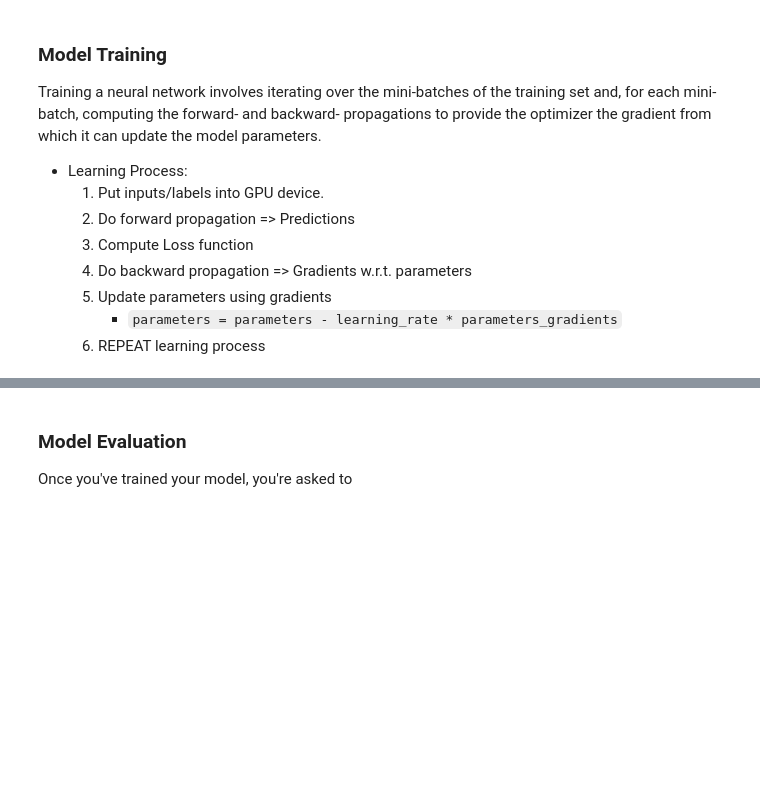
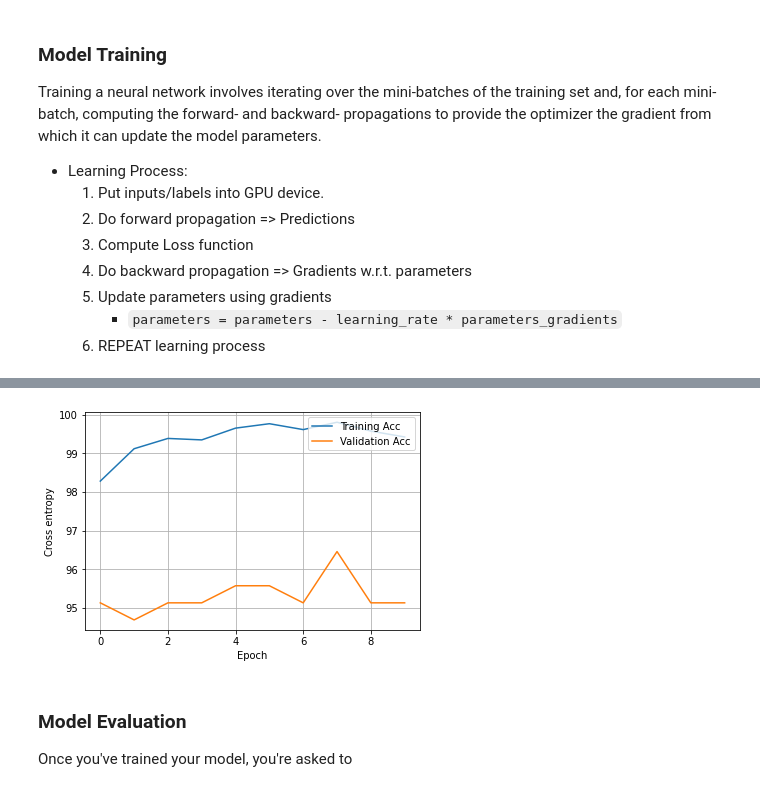
Before and after one commit to ManuelSzecsenyi/hslu_artifin_cnn_pneunomia_recognition, a Jupyter notebook: final_project_pneunomia_ex.ipynb, the cells around one changed output, grey strips where cells are left out. Drawn from its saved outputs; the diff is of its cells as text; code cells hidden in the pictures; blank space fills up the shorter version.

```diff
--- a/final_project_pneunomia_ex.ipynb
+++ b/final_project_pneunomia_ex.ipynb
@@ -528,11 +548,16 @@ plt.show()
 # %%
-plt.plot(range(len(train_acc_lst)), train_acc_lst, label='Training Acc')
-plt.plot(range(len(valid_acc_lst)), valid_acc_lst, label='Validation Acc')
+new_train_acc_lst = [ x.cpu() for x in train_acc_lst ]
+new_valid_acc_lst = [ x.cpu() for x in valid_acc_lst ]
+
+plt.plot(range(len(new_train_acc_lst)), new_train_acc_lst, label='Training Acc')
+plt.plot(range(len(new_valid_acc_lst)), new_valid_acc_lst, label='Validation Acc')
 plt.legend(loc='upper right')
 plt.ylabel('Cross entropy')
 plt.xlabel('Epoch')
 plt.grid()
 plt.show()
+# %% [output]
+[figure, added]
 # %% [markdown]
 ### Model Evaluation
 Once you've trained your model, you're asked to
```
Also changed, not shown: parts of 34 cells of this notebook, 2 other files.
